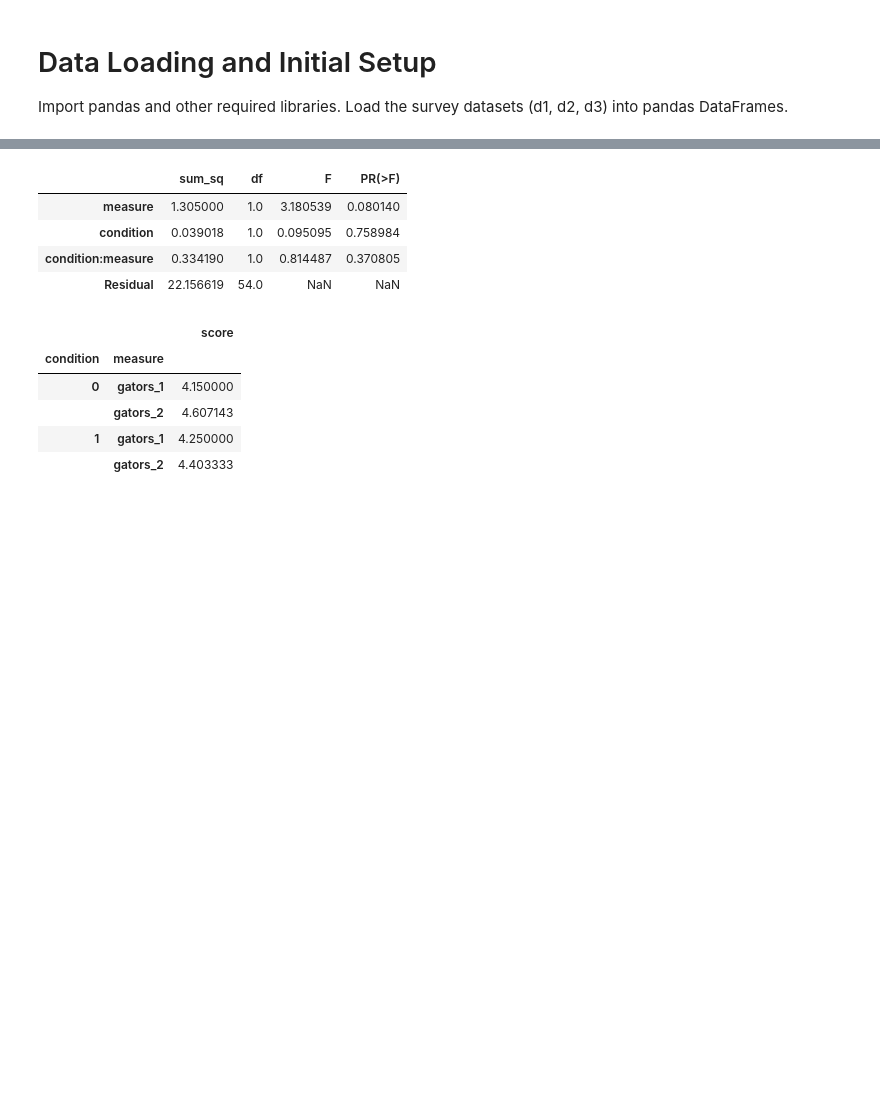
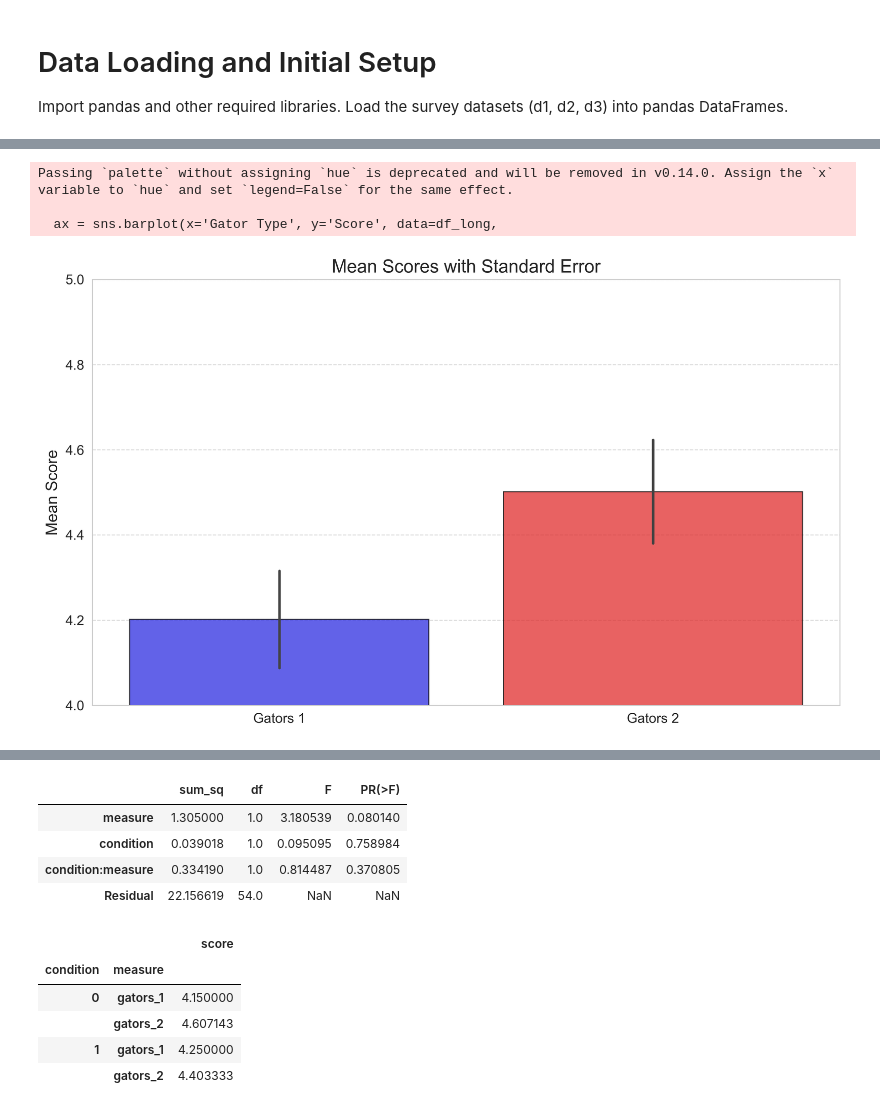
Before and after one commit to MarjiMi/robot_synchrony, a Jupyter notebook: analysis.ipynb, the cells around one changed output, grey strips where cells are left out. Drawn from its saved outputs; the diff is of its cells as text; code cells hidden in the pictures; blank space fills up the shorter version.

```diff
--- a/analysis.ipynb
+++ b/analysis.ipynb
@@ -48,0 +37,49 @@ d1_long = d1.melt(id_vars=['condition', 'sub_id'],
+# %%
+# Alternative approach: rename categories in the DataFrame
+df_long = pd.melt(d1, value_vars=['gators_1', 'gators_2'],
+                 var_name='Gator Type', value_name='Score')
+
+# Replace category names
+category_mapping = {'gators_1': 'Gators 1', 'gators_2': 'Gators 2'}
+df_long['Gator Type'] = df_long['Gator Type'].map(category_mapping)
+
+# Set up figure with high-quality SVG output settings
+plt.rcParams['svg.fonttype'] = 'none'  # Keeps text as text elements in SVG
+plt.rcParams['font.family'] = 'sans-serif'
+plt.rcParams['font.sans-serif'] = ['Arial']
+plt.rcParams['pdf.fonttype'] = 42  # Ensures fonts are embedded properly
+
+# Create figure with higher DPI for better quality
+plt.figure(figsize=(10, 6), dpi=300)
+sns.set_style("whitegrid")
+ax = sns.barplot(x='Gator Type', y='Score', data=df_long,
+                 errorbar=('se'), palette=['blue', 'red'],
+                 edgecolor='black', alpha=0.7)
+
+# Customize plot
+plt.title('Mean Scores with Standard Error', fontsize=16)
+plt.ylabel('Mean Score', fontsize=14)
+plt.xlabel('', fontsize=14)
+
+# Set xticks explicitly to ensure they match your categories
+plt.xticks(ticks=[0, 1], labels=['Gators 1', 'Gators 2'], fontsize=12)
+plt.yticks(fontsize=12)
+plt.ylim(4, 5)
+
+# Add values on top of bars (uncomment if needed)
+# for i, bar in enumerate(ax.patches):
+#     height = bar.get_height()
+#     ax.text(bar.get_x() + bar.get_width()/2, height + 0.01,
+#             f'{height:.2f}', ha='center', fontsize=12)
+
+plt.grid(axis='y', linestyle='--', alpha=0.7)
+plt.tight_layout()
+
+# Save as SVG file
+plt.savefig('gator_scores_comparison.svg', format='svg', bbox_inches='tight')
+plt.show()
+# %% [output]
+Passing `palette` without assigning `hue` is deprecated and will be removed in v0.14.0. Assign the `x` variable to `hue` and set `legend=False` for the same effect.
+
+  ax = sns.barplot(x='Gator Type', y='Score', data=df_long,
+[figure, added]
```
Also changed, not shown: parts of 10 cells of this notebook, 14 other files.
